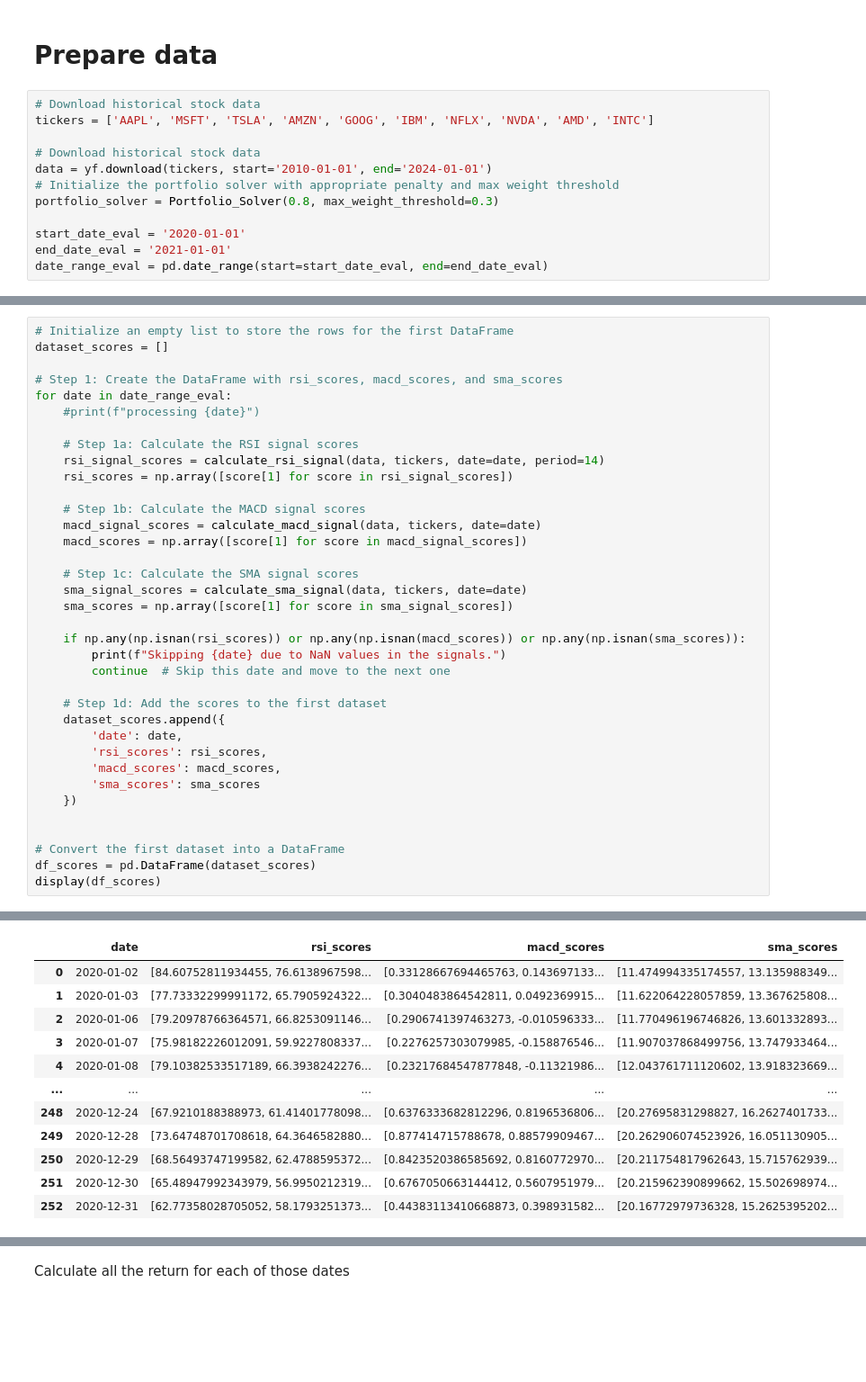
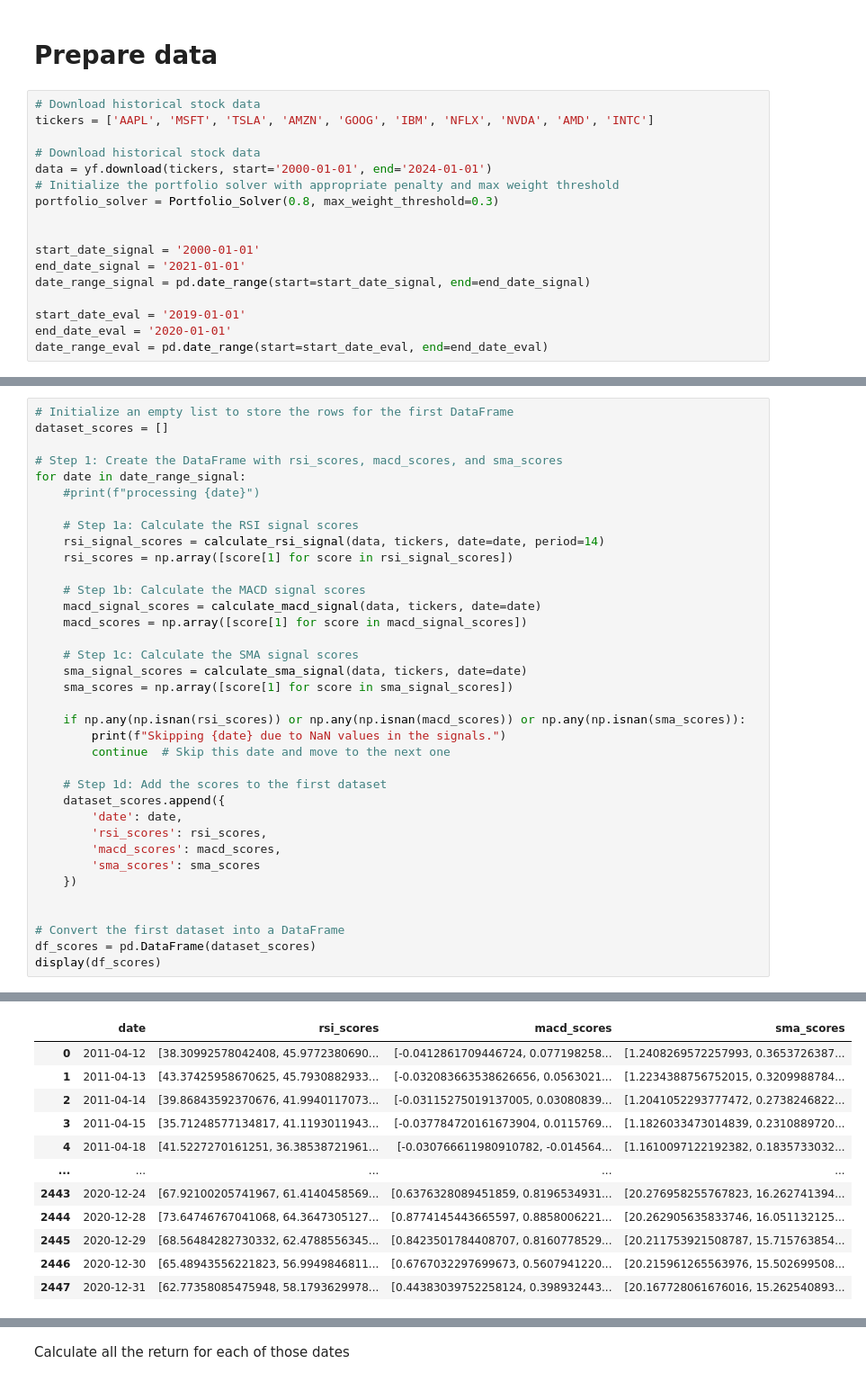
Before and after one commit to mathieupelo/SDA-Project, a Jupyter notebook: pipeline-reg.ipynb, the cells around one changed output, grey strips where cells are left out. Shown at 90% size. Cells and saved outputs as stored; diff of their text form; blank space fills up the shorter version.

```diff
--- a/pipeline-reg.ipynb
+++ b/pipeline-reg.ipynb
@@ -11,11 +11,16 @@ from Utils.Signals import *
 tickers = ['AAPL', 'MSFT', 'TSLA', 'AMZN', 'GOOG', 'IBM', 'NFLX', 'NVDA', 'AMD', 'INTC']
 
 # Download historical stock data
-data = yf.download(tickers, start='2010-01-01', end='2024-01-01')
+data = yf.download(tickers, start='2000-01-01', end='2024-01-01')
 # Initialize the portfolio solver with appropriate penalty and max weight threshold
 portfolio_solver = Portfolio_Solver(0.8, max_weight_threshold=0.3)
 
-start_date_eval = '2020-01-01'
-end_date_eval = '2021-01-01'
+
+start_date_signal = '2000-01-01'
+end_date_signal = '2021-01-01'
+date_range_signal = pd.date_range(start=start_date_signal, end=end_date_signal)
+
+start_date_eval = '2019-01-01'
+end_date_eval = '2020-01-01'
 date_range_eval = pd.date_range(start=start_date_eval, end=end_date_eval)
 # %% [output]
@@ -25,7 +31,7 @@ date_range_eval = pd.date_range(start=start_date_eval, end=end_date_eval)
 dataset_scores = []
 
 # Step 1: Create the DataFrame with rsi_scores, macd_scores, and sma_scores
-for date in date_range_eval:
+for date in date_range_signal:
     #print(f"processing {date}")
 
     # Step 1a: Calculate the RSI signal scores
@@ -73,16 +79,16 @@ Skipping 2020-02-02 00:00:00 due to NaN values in the signals.
 Skipping 2020-12-25 00:00:00 due to NaN values in the signals.
 Skipping 2020-12-26 00:00:00 due to NaN values in the signals.
 Skipping 2020-12-27 00:00:00 due to NaN values in the signals.
 Skipping 2021-01-01 00:00:00 due to NaN values in the signals.
 |  | date | rsi_scores | macd_scores | sma_scores |
-| 0 | 2020-01-02 | [84.60752811934455, 76.6138967598... | [0.33128667694465763, 0.143697133... | [11.474994335174557, 13.135988349... |
-| 1 | 2020-01-03 | [77.73332299991172, 65.7905924322... | [0.3040483864542811, 0.0492369915... | [11.622064228057859, 13.367625808... |
-| 2 | 2020-01-06 | [79.20978766364571, 66.8253091146... | [0.2906741397463273, -0.010596333... | [11.770496196746826, 13.601332893... |
-| 3 | 2020-01-07 | [75.98182226012091, 59.9227808337... | [0.2276257303079985, -0.158876546... | [11.907037868499756, 13.747933464... |
-| 4 | 2020-01-08 | [79.10382533517189, 66.3938242276... | [0.23217684547877848, -0.11321986... | [12.043761711120602, 13.918323669... |
+| 0 | 2011-04-12 | [38.30992578042408, 45.9772380690... | [-0.0412861709446724, 0.077198258... | [1.2408269572257993, 0.3653726387... |
+| 1 | 2011-04-13 | [43.37425958670625, 45.7930882933... | [-0.032083663538626656, 0.0563021... | [1.2234388756752015, 0.3209988784... |
+| 2 | 2011-04-14 | [39.86843592370676, 41.9940117073... | [-0.03115275019137005, 0.03080839... | [1.2041052293777472, 0.2738246822... |
+| 3 | 2011-04-15 | [35.71248577134817, 41.1193011943... | [-0.037784720161673904, 0.0115769... | [1.1826033473014839, 0.2310889720... |
+| 4 | 2011-04-18 | [41.5227270161251, 36.38538721961... | [-0.030766611980910782, -0.014564... | [1.1610097122192382, 0.1835733032... |
 | ... | ... | ... | ... | ... |
-| 248 | 2020-12-24 | [67.9210188388973, 61.41401778098... | [0.6376333682812296, 0.8196536806... | [20.27695831298827, 16.2627401733... |
-| 249 | 2020-12-28 | [73.64748701708618, 64.3646582880... | [0.877414715788678, 0.88579909467... | [20.262906074523926, 16.051130905... |
-| 250 | 2020-12-29 | [68.56493747199582, 62.4788595372... | [0.8423520386585692, 0.8160772970... | [20.211754817962643, 15.715762939... |
-| 251 | 2020-12-30 | [65.48947992343979, 56.9950212319... | [0.6767050663144412, 0.5607951979... | [20.215962390899662, 15.502698974... |
-| 252 | 2020-12-31 | [62.77358028705052, 58.1793251373... | [0.44383113410668873, 0.398931582... | [20.16772979736328, 15.2625395202... |
+| 2443 | 2020-12-24 | [67.92100205741967, 61.4140458569... | [0.6376328089451859, 0.8196534931... | [20.276958255767823, 16.262741394... |
+| 2444 | 2020-12-28 | [73.64746767041068, 64.3647305127... | [0.8774145443665597, 0.8858006221... | [20.262905635833746, 16.051132125... |
+| 2445 | 2020-12-29 | [68.56484282730332, 62.4788556345... | [0.8423501784408707, 0.8160778529... | [20.211753921508787, 15.715763854... |
+| 2446 | 2020-12-30 | [65.48943556221823, 56.9949846811... | [0.6767032297699673, 0.5607941220... | [20.215961265563976, 15.502699508... |
+| 2447 | 2020-12-31 | [62.77358085475948, 58.1793629978... | [0.44383039752258124, 0.398932443... | [20.167728061676016, 15.262540893... |
```
Also changed, not shown: parts of 11 cells of this notebook, 3 other files.
